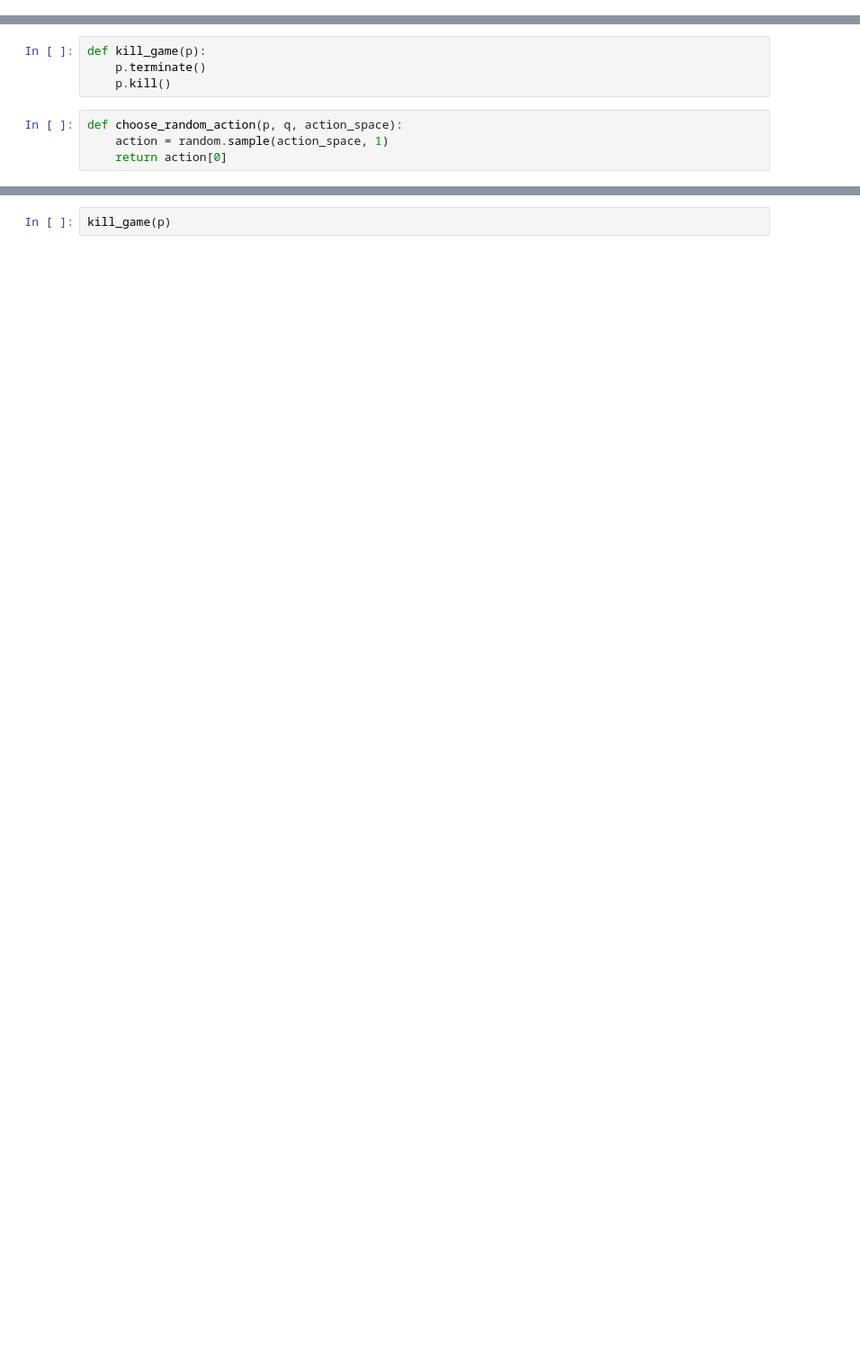
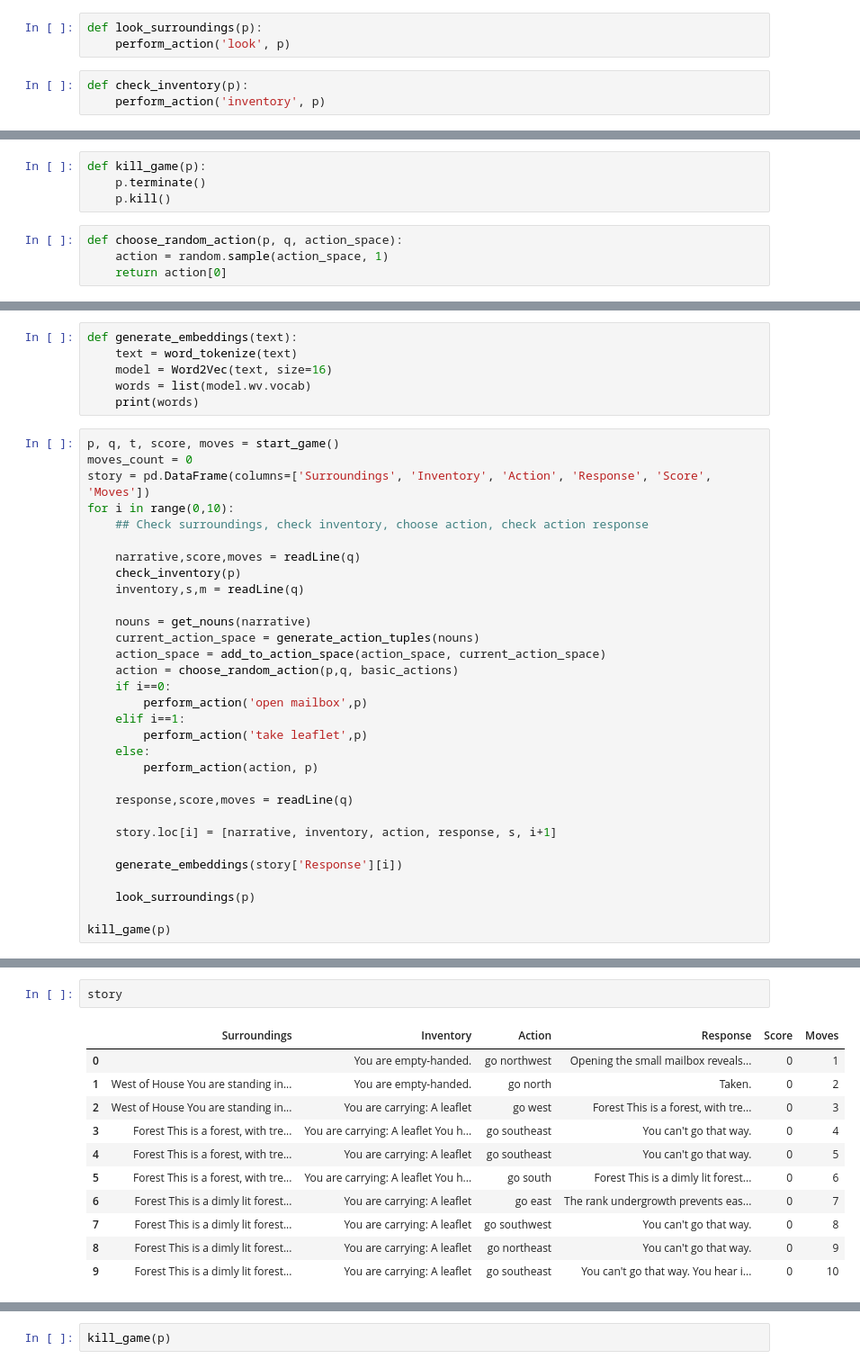
Before and after one commit to matthewsparr/dsc-5-capstone-project-online-ds-sp-000, a Jupyter notebook: main.ipynb, the cells around one changed output, grey strips where cells are left out. Shown at 90% size. Cells and saved outputs as stored; diff of their text form; blank space fills up the shorter version.

Commit message:
improved parsing of gameplay, intial setup for word embeddings

```diff
--- a/main.ipynb
+++ b/main.ipynb
@@ -97,3 +156,9 @@ def readLine(q):
+# %%
+def look_surroundings(p):
+    perform_action('look', p)
+# %%
+def check_inventory(p):
+    perform_action('inventory', p)
 # %%
 def grab_score_moves(narrative):
     try:
@@ -246,0 +252,37 @@ action_narrative
+# %%
+def generate_embeddings(text):
+    text = word_tokenize(text)
+    model = Word2Vec(text, size=16)
+    words = list(model.wv.vocab)
+    print(words)
+# %%
+p, q, t, score, moves = start_game()
+moves_count = 0
+story = pd.DataFrame(columns=['Surroundings', 'Inventory', 'Action', 'Response', 'Score', 'Moves'])
+for i in range(0,10):
+    ## Check surroundings, check inventory, choose action, check action response
+
+    narrative,score,moves = readLine(q)
+    check_inventory(p)
+    inventory,s,m = readLine(q)
+
+    nouns = get_nouns(narrative)
+    current_action_space = generate_action_tuples(nouns)
+    action_space = add_to_action_space(action_space, current_action_space)
+    action = choose_random_action(p,q, basic_actions)
+    if i==0:
+        perform_action('open mailbox',p)
+    elif i==1:
+        perform_action('take leaflet',p)
+    else:
+        perform_action(action, p)
+
+    response,score,moves = readLine(q)
+
+    story.loc[i] = [narrative, inventory, action, response, s, i+1]
+
+    generate_embeddings(story['Response'][i])
+
+    look_surroundings(p)
+
+kill_game(p)
@@ -246,0 +292,14 @@ action_narrative
+# %%
+story
+# %% [output]
+|  | Surroundings | Inventory | Action | Response | Score | Moves |
+| 0 |  | You are empty-handed. | go northwest | Opening the small mailbox reveals... | 0 | 1 |
+| 1 | West of House You are standing in... | You are empty-handed. | go north | Taken. | 0 | 2 |
+| 2 | West of House You are standing in... | You are carrying: A leaflet | go west | Forest This is a forest, with tre... | 0 | 3 |
+| 3 | Forest This is a forest, with tre... | You are carrying: A leaflet You h... | go southeast | You can't go that way. | 0 | 4 |
+| 4 | Forest This is a forest, with tre... | You are carrying: A leaflet | go southeast | You can't go that way. | 0 | 5 |
+| 5 | Forest This is a forest, with tre... | You are carrying: A leaflet You h... | go south | Forest This is a dimly lit forest... | 0 | 6 |
+| 6 | Forest This is a dimly lit forest... | You are carrying: A leaflet | go east | The rank undergrowth prevents eas... | 0 | 7 |
+| 7 | Forest This is a dimly lit forest... | You are carrying: A leaflet | go southwest | You can't go that way. | 0 | 8 |
+| 8 | Forest This is a dimly lit forest... | You are carrying: A leaflet | go northeast | You can't go that way. | 0 | 9 |
+| 9 | Forest This is a dimly lit forest... | You are carrying: A leaflet | go southeast | You can't go that way. You hear i... | 0 | 10 |
```
Also changed, not shown: parts of 32 cells of this notebook, 1 other file.
